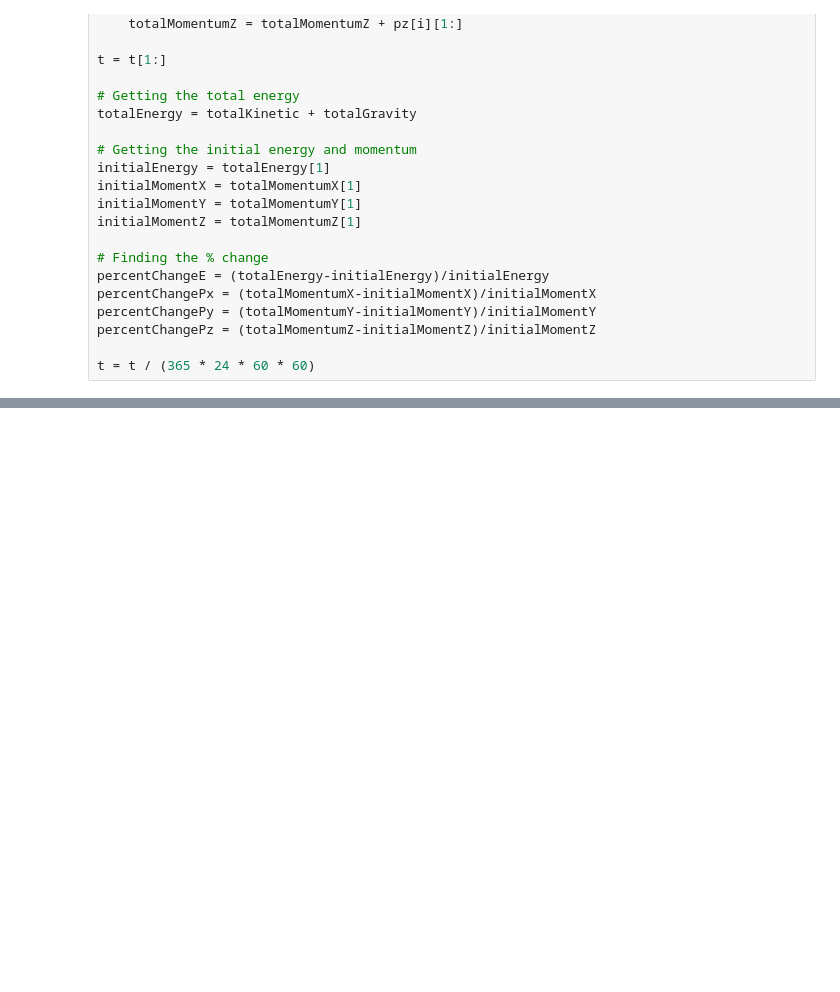
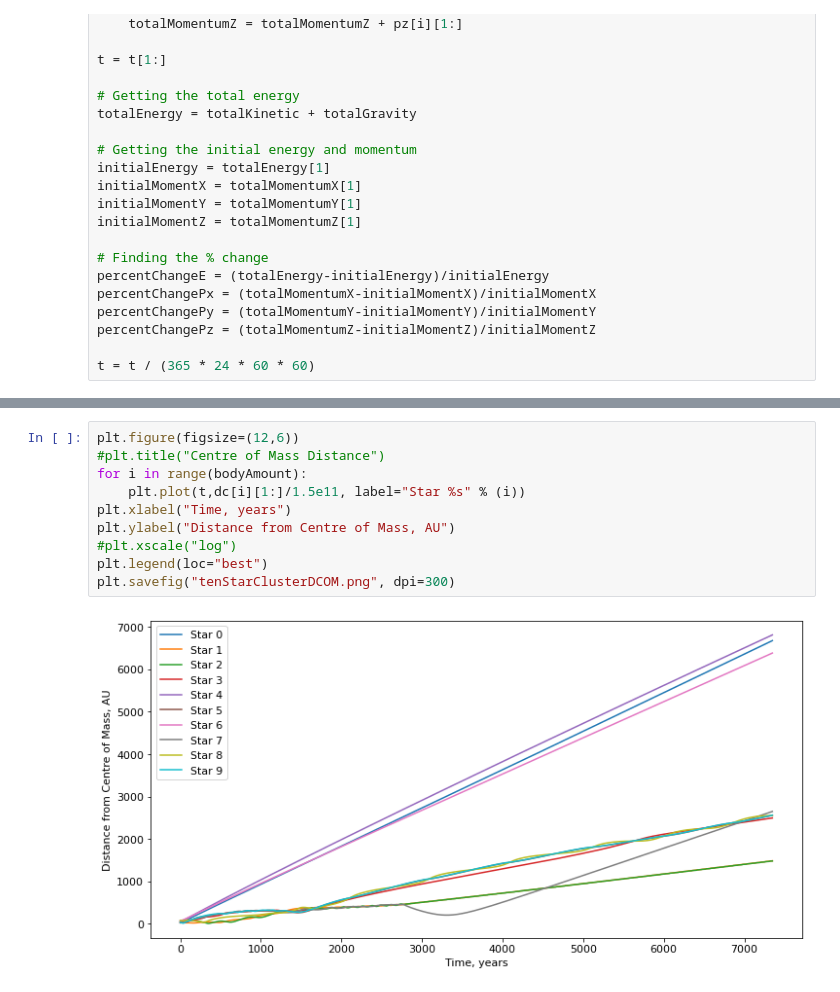
Before and after one commit to clonematthew/N-body-Modelling, a Jupyter notebook: Hermite Notebook (Easier Plotting).ipynb, the cells around one changed output, grey strips where cells are left out. Drawn from its saved outputs; the diff is of its cells as text; blank space fills up the shorter version.

```diff
--- a/Hermite Notebook (Easier Plotting).ipynb
+++ b/Hermite Notebook (Easier Plotting).ipynb
@@ -646,0 +662,12 @@ plt.savefig("EarthSunP", dpi="figure")
+# %%
+plt.figure(figsize=(12,6))
+#plt.title("Centre of Mass Distance")
+for i in range(bodyAmount):
+    plt.plot(t,dc[i][1:]/1.5e11, label="Star %s" % (i))
+plt.xlabel("Time, years")
+plt.ylabel("Distance from Centre of Mass, AU")
+#plt.xscale("log")
+plt.legend(loc="best")
+plt.savefig("tenStarClusterDCOM.png", dpi=300)
+# %% [output]
+[figure, added]
```
Also changed, not shown: parts of 5 cells of this notebook, 23 other files.
